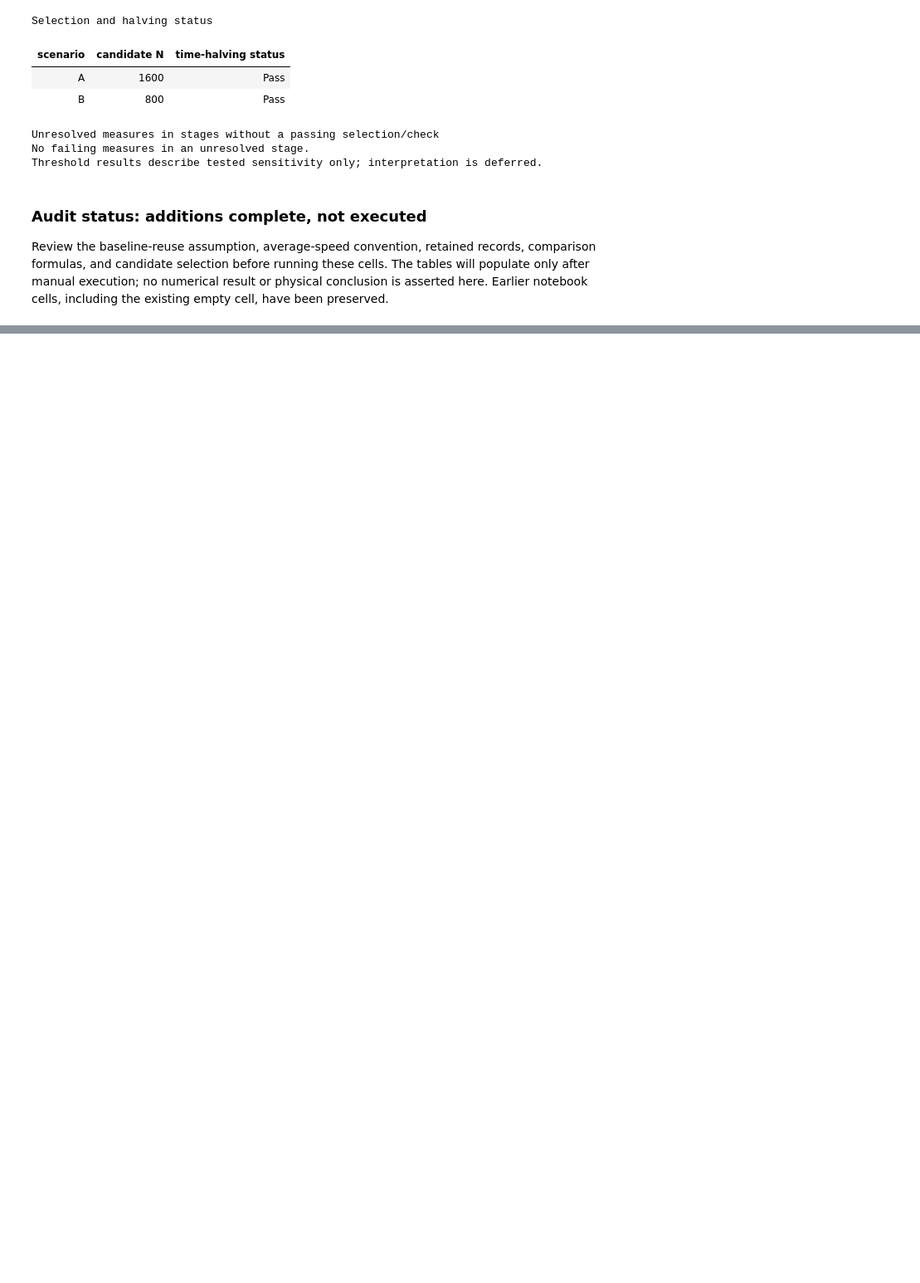
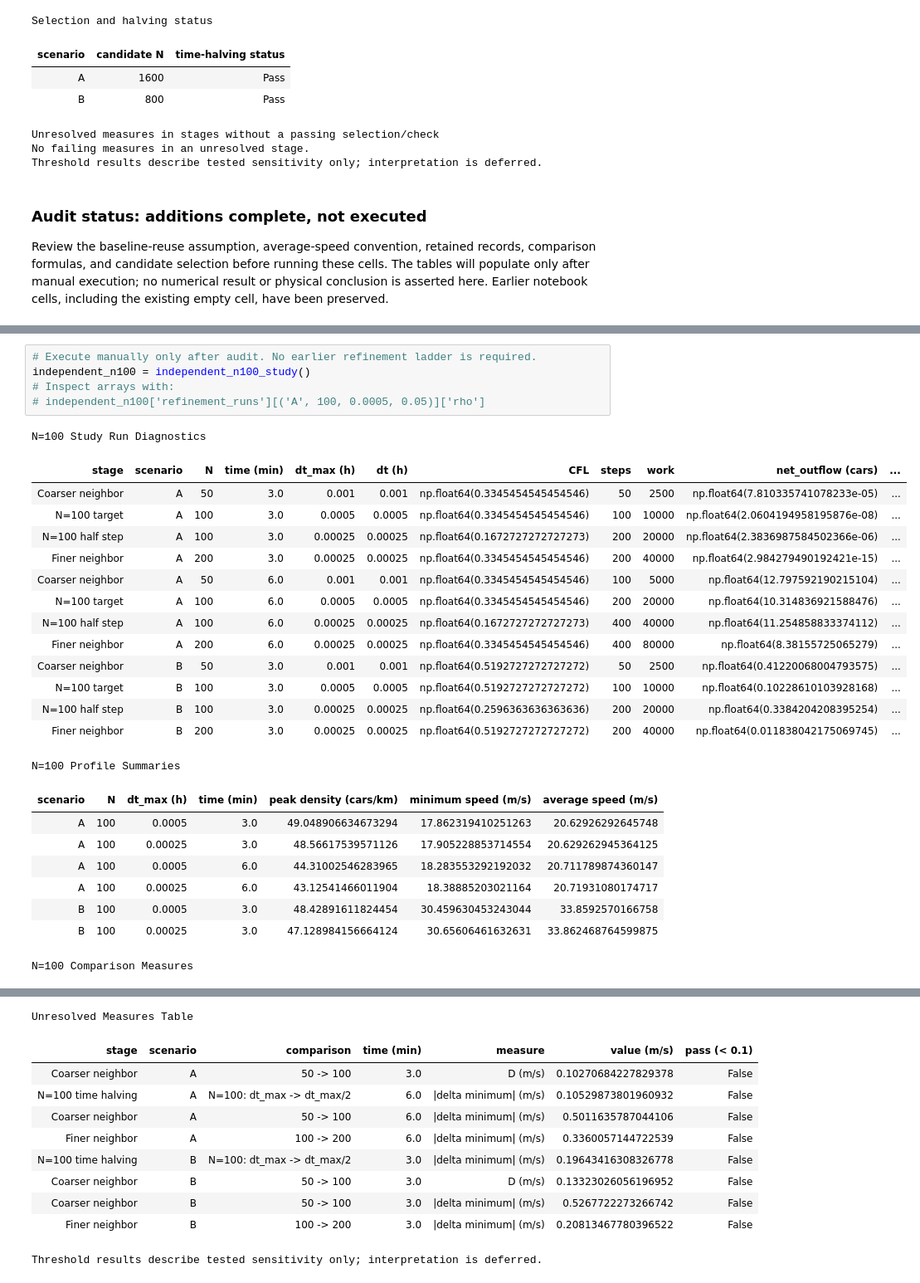
Before and after one commit to tcraw67/MAE6286, a Jupyter notebook: Traffic Stop2.0.ipynb, the cells around one changed output, grey strips where cells are left out. Shown at 83% size. Cells and saved outputs as stored; diff of their text form; blank space fills up the shorter version.

```diff
--- a/Traffic Stop2.0.ipynb
+++ b/Traffic Stop2.0.ipynb
@@ -715,0 +940,29 @@ Review the baseline-reuse assumption, average-speed convention, retained records
+# %%
+# Execute manually only after audit. No earlier refinement ladder is required.
+independent_n100 = independent_n100_study()
+# Inspect arrays with:
+# independent_n100['refinement_runs'][('A', 100, 0.0005, 0.05)]['rho']
+# %% [output]
+N=100 Study Run Diagnostics
+| stage | scenario | N | time (min) | dt_max (h) | dt (h) | CFL | steps | work | net_outflow (cars) | ... |
+| Coarser neighbor | A | 50 | 3.0 | 0.001 | 0.001 | np.float64(0.3345454545454546) | 50 | 2500 | np.float64(7.810335741078233e-05) | ... |
+| N=100 target | A | 100 | 3.0 | 0.0005 | 0.0005 | np.float64(0.3345454545454546) | 100 | 10000 | np.float64(2.0604194958195876e-08) | ... |
+| N=100 half step | A | 100 | 3.0 | 0.00025 | 0.00025 | np.float64(0.1672727272727273) | 200 | 20000 | np.float64(2.3836987584502366e-06) | ... |
+| Finer neighbor | A | 200 | 3.0 | 0.00025 | 0.00025 | np.float64(0.3345454545454546) | 200 | 40000 | np.float64(2.984279490192421e-15) | ... |
+| Coarser neighbor | A | 50 | 6.0 | 0.001 | 0.001 | np.float64(0.3345454545454546) | 100 | 5000 | np.float64(12.797592190215104) | ... |
+| N=100 target | A | 100 | 6.0 | 0.0005 | 0.0005 | np.float64(0.3345454545454546) | 200 | 20000 | np.float64(10.314836921588476) | ... |
+| N=100 half step | A | 100 | 6.0 | 0.00025 | 0.00025 | np.float64(0.1672727272727273) | 400 | 40000 | np.float64(11.254858833374112) | ... |
+| Finer neighbor | A | 200 | 6.0 | 0.00025 | 0.00025 | np.float64(0.3345454545454546) | 400 | 80000 | np.float64(8.38155725065279) | ... |
+| Coarser neighbor | B | 50 | 3.0 | 0.001 | 0.001 | np.float64(0.5192727272727272) | 50 | 2500 | np.float64(0.41220068004793575) | ... |
+| N=100 target | B | 100 | 3.0 | 0.0005 | 0.0005 | np.float64(0.5192727272727272) | 100 | 10000 | np.float64(0.10228610103928168) | ... |
+| N=100 half step | B | 100 | 3.0 | 0.00025 | 0.00025 | np.float64(0.2596363636363636) | 200 | 20000 | np.float64(0.3384204208395254) | ... |
+| Finer neighbor | B | 200 | 3.0 | 0.00025 | 0.00025 | np.float64(0.5192727272727272) | 200 | 40000 | np.float64(0.011838042175069745) | ... |
+N=100 Profile Summaries
+| scenario | N | dt_max (h) | time (min) | peak density (cars/km) | minimum speed (m/s) | average speed (m/s) |
+| A | 100 | 0.0005 | 3.0 | 49.048906634673294 | 17.862319410251263 | 20.62926292645748 |
+| A | 100 | 0.00025 | 3.0 | 48.56617539571126 | 17.905228853714554 | 20.629262945364125 |
+| A | 100 | 0.0005 | 6.0 | 44.31002546283965 | 18.283553292192032 | 20.711789874360147 |
+| A | 100 | 0.00025 | 6.0 | 43.12541466011904 | 18.38885203021164 | 20.71931080174717 |
+| B | 100 | 0.0005 | 3.0 | 48.42891611824454 | 30.459630453243044 | 33.8592570166758 |
+| B | 100 | 0.00025 | 3.0 | 47.128984156664124 | 30.65606461632631 | 33.862468764599875 |
+N=100 Comparison Measures
@@ -715,0 +986,11 @@ Review the baseline-reuse assumption, average-speed convention, retained records
+Unresolved Measures Table
+| stage | scenario | comparison | time (min) | measure | value (m/s) | pass (< 0.1) |
+| Coarser neighbor | A | 50 -> 100 | 3.0 | D (m/s) | 0.10270684227829378 | False |
+| N=100 time halving | A | N=100: dt_max -> dt_max/2 | 6.0 | |delta minimum| (m/s) | 0.10529873801960932 | False |
+| Coarser neighbor | A | 50 -> 100 | 6.0 | |delta minimum| (m/s) | 0.5011635787044106 | False |
+| Finer neighbor | A | 100 -> 200 | 6.0 | |delta minimum| (m/s) | 0.3360057144722539 | False |
+| N=100 time halving | B | N=100: dt_max -> dt_max/2 | 3.0 | |delta minimum| (m/s) | 0.19643416308326778 | False |
+| Coarser neighbor | B | 50 -> 100 | 3.0 | D (m/s) | 0.13323026056196952 | False |
+| Coarser neighbor | B | 50 -> 100 | 3.0 | |delta minimum| (m/s) | 0.5267722273266742 | False |
+| Finer neighbor | B | 100 -> 200 | 3.0 | |delta minimum| (m/s) | 0.20813467780396522 | False |
+Threshold results describe tested sensitivity only; interpretation is deferred.
```
Also changed, not shown: parts of 6 cells of this notebook.
